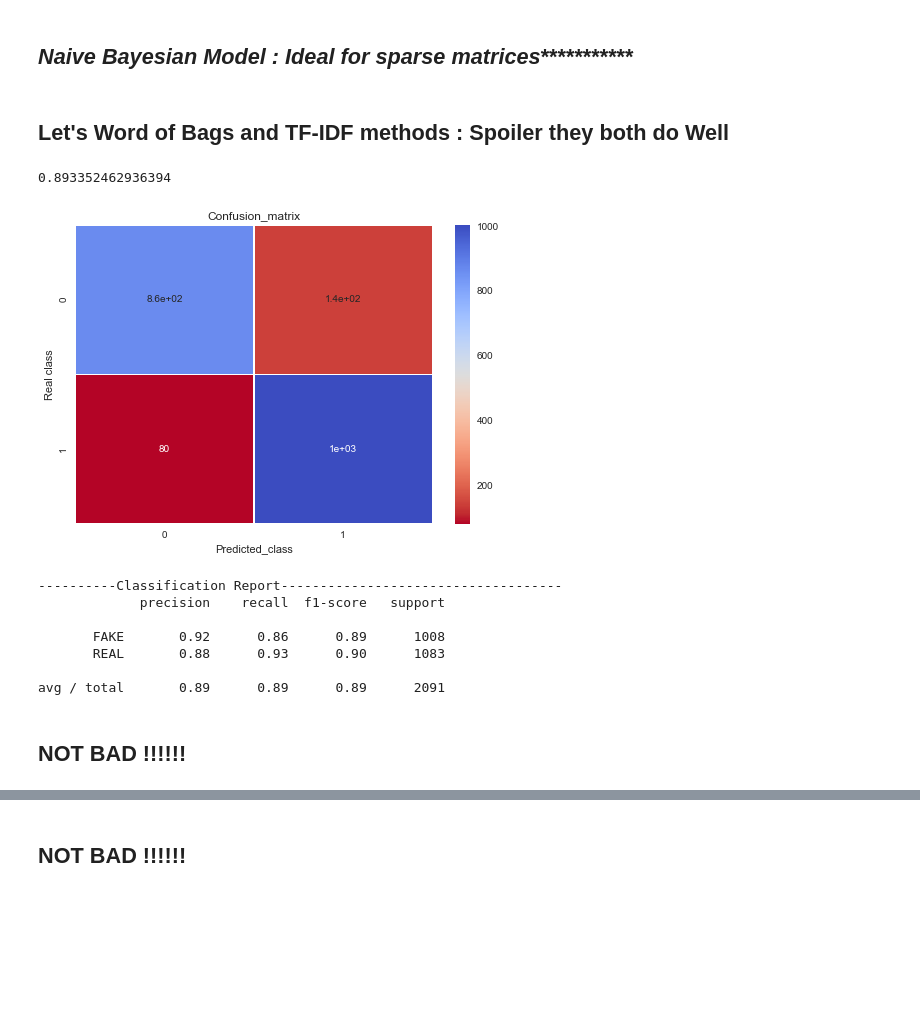
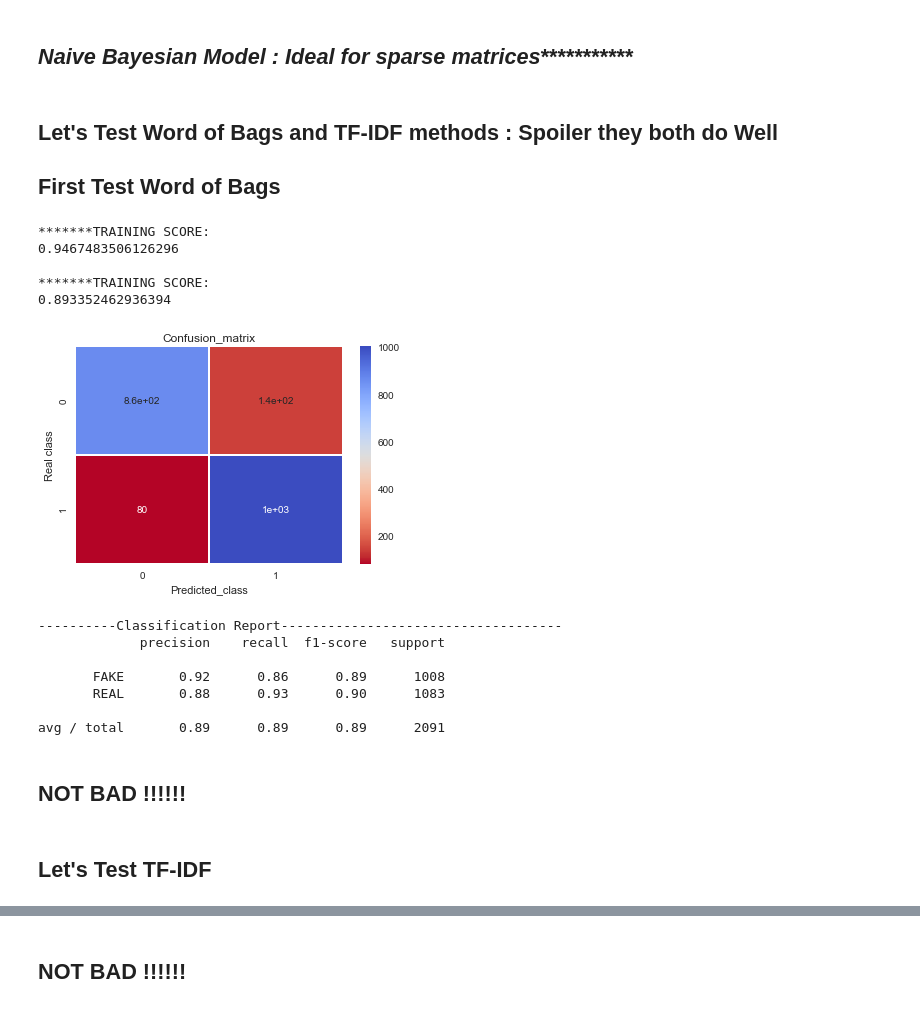
Before and after one commit to jamillan/fake_news_classifier, a Jupyter notebook: fake_news_classifier.ipynb, the cells around one changed output, grey strips where cells are left out. Drawn from its saved outputs; the diff is of its cells as text; code cells hidden in the pictures; blank space fills up the shorter version.

```diff
--- a/fake_news_classifier.ipynb
+++ b/fake_news_classifier.ipynb
@@ -108,40 +121,52 @@ print(tfidf_train.A[:5])
 # %% [markdown]
 ## *********Naive Bayesian Model : Ideal for sparse matrices********************
 # %% [markdown]
-## Let's Word of Bags and TF-IDF methods : Spoiler they both do Well
+## Let's Test Word of Bags and TF-IDF methods : Spoiler they both do Well
+## First Test Word of Bags
 # %%
 # Import the necessary modules
 from sklearn import metrics
 from sklearn.naive_bayes import MultinomialNB
 
 # Instantiate a Multinomial Naive Bayes classifier: nb_classifier
 nb_classifier_count = MultinomialNB()
 
 # Fit the classifier to the training data
 nb_classifier_count.fit(count_train,y_train)
 
 # Create the predicted tags: pred
 pred = nb_classifier_count.predict(count_test)
-
+pred_tr = nb_classifier_count.predict(count_train)
 # Calculate the accuracy score: score
 score = metrics.accuracy_score(y_test,pred)
+score_tr = metrics.accuracy_score(y_train,pred_tr)
+
+
+print('*******TRAINING SCORE:')
+print(score_tr)
+print('')
+print('*******TRAINING SCORE:')
 print(score)
-
+print('')
 # Calculate the confusion matrix: cm
 
 cm = metrics.confusion_matrix(y_test,pred,labels=['FAKE','REAL'])
 
 
 sns.heatmap(cm,cmap="coolwarm_r",annot=True,linewidths=0.5)
 plt.title("Confusion_matrix")
 plt.xlabel("Predicted_class")
 plt.ylabel("Real class")
 plt.show()
 print("\n----------Classification Report------------------------------------")
 print(classification_report(y_test,pred))
 # %% [output]
+*******TRAINING SCORE:
+0.9467483506126296
+
+*******TRAINING SCORE:
 0.893352462936394
-[figure, old version]
+[figure, new version]
 ----------Classification Report------------------------------------
              precision    recall  f1-score   support
 
@@ -151,6 +176,8 @@ print(classification_report(y_test,pred))
 avg / total       0.89      0.89      0.89      2091
 # %% [markdown]
 ## NOT BAD !!!!!!
+# %% [markdown]
+## Let's Test TF-IDF
 # %%
 
 # Create a Multinomial Naive Bayes classifier: nb_classifier
```
Also changed, not shown: parts of 10 cells of this notebook.
